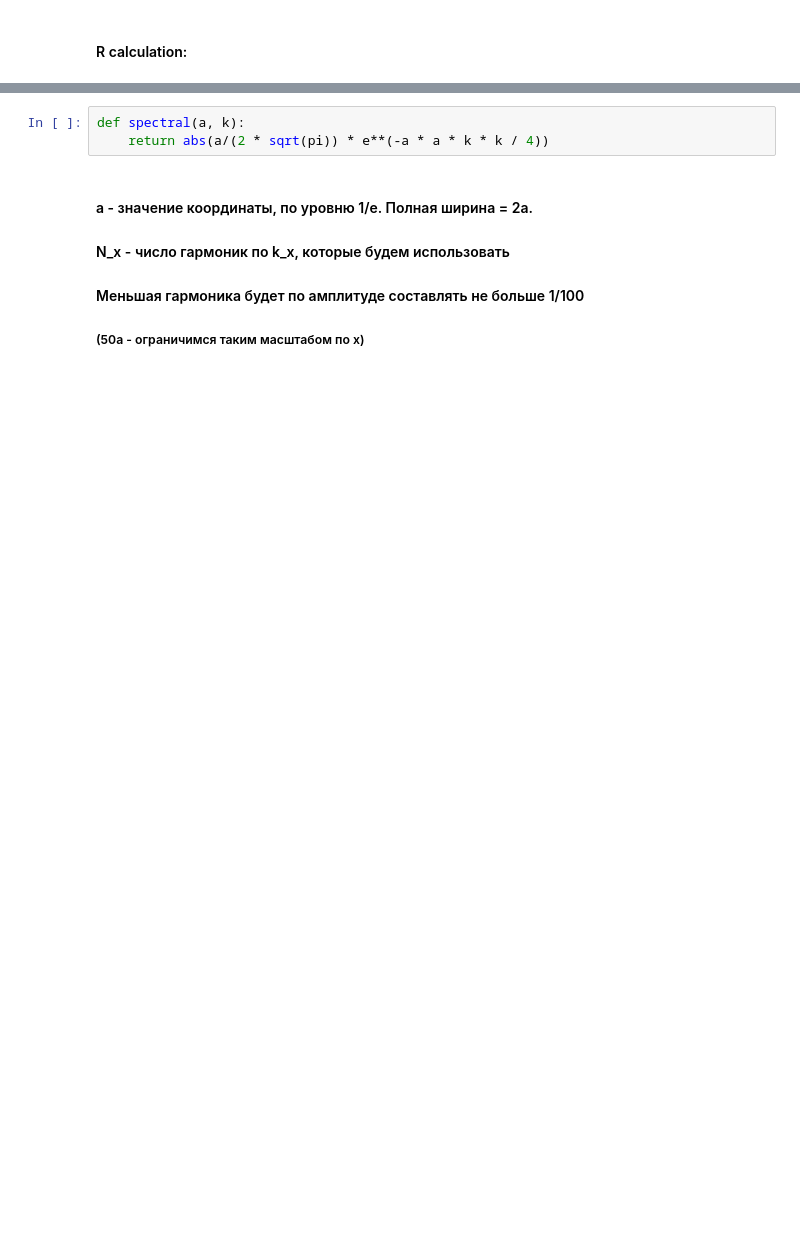
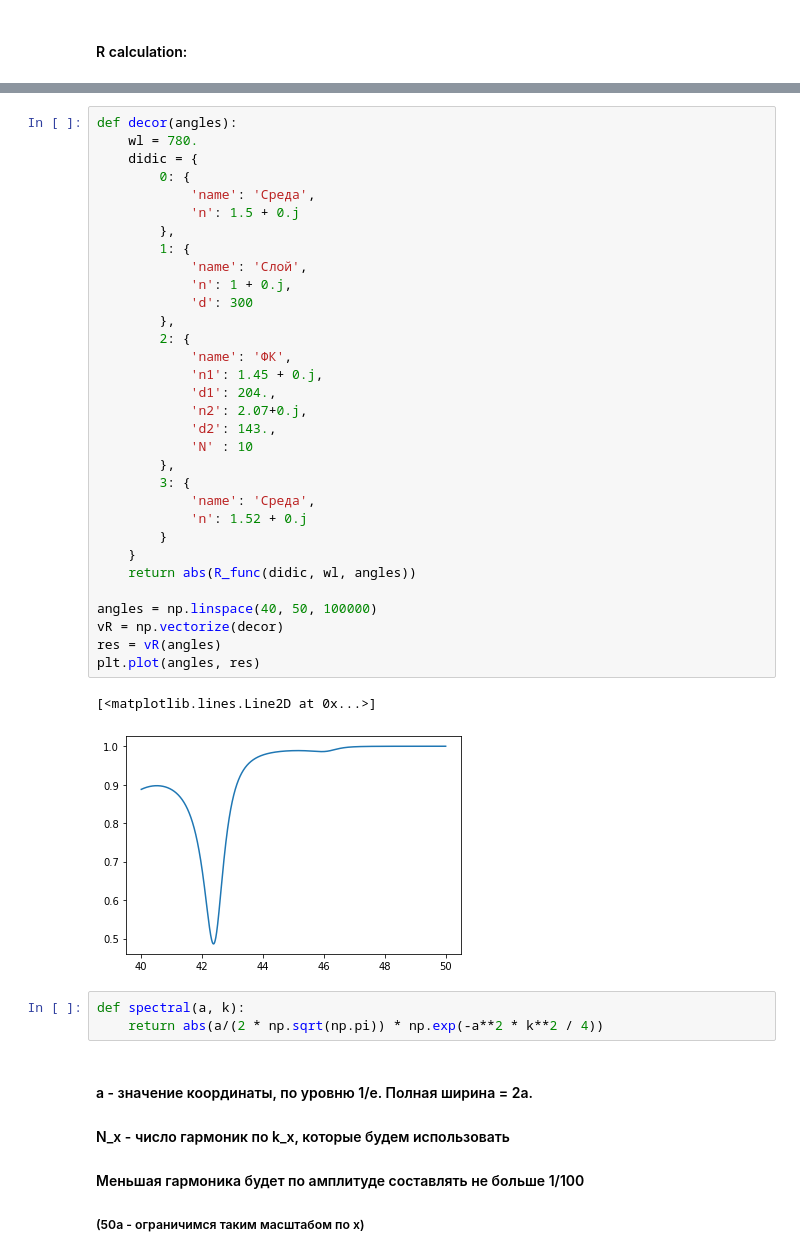
Before and after one commit to Enedys/TMM_Otto, a Jupyter notebook: Gaussian_beam.ipynb, the cells around one changed output, grey strips where cells are left out. Cells and saved outputs as stored; diff of their text form; blank space fills up the shorter version.

```diff
--- a/Gaussian_beam.ipynb
+++ b/Gaussian_beam.ipynb
@@ -77,9 +79,44 @@ def R_func(dictionary_structure={}, wl=780, teta=45, d=0):
             T = np.dot(from_last_to_sub, T)
             list_N.append(N)
     return (-(T[1, 0] / T[1, 1]))
+# %%
+def decor(angles):
+    wl = 780.
+    didic = {
+        0: {
+            'name': 'Среда',
+            'n': 1.5 + 0.j
+        },
+        1: {
+            'name': 'Слой',
+            'n': 1 + 0.j,
+            'd': 300
+        },
+        2: {
+            'name': 'ФК',
+            'n1': 1.45 + 0.j,
+            'd1': 204.,
+            'n2': 2.07+0.j,
+            'd2': 143.,
+            'N' : 10
+        },
+        3: {
+            'name': 'Среда',
+            'n': 1.52 + 0.j
+        }
+    }
+    return abs(R_func(didic, wl, angles))
+
+angles = np.linspace(40, 50, 100000)
+vR = np.vectorize(decor)
+res = vR(angles)
+plt.plot(angles, res)
+# %% [output]
+[<matplotlib.lines.Line2D at 0x...>]
+[figure, added]
 # %%
 def spectral(a, k):
-    return abs(a/(2 * sqrt(pi)) * e**(-a * a * k * k / 4))
+    return abs(a/(2 * np.sqrt(np.pi)) * np.exp(-a**2 * k**2 / 4))
 # %% [markdown]
 #### a - значение координаты, по уровню 1/e. Полная ширина = 2a.
 #### N_x - число гармоник по k_x, которые будем использовать
```
Also changed, not shown: parts of 12 cells of this notebook.
